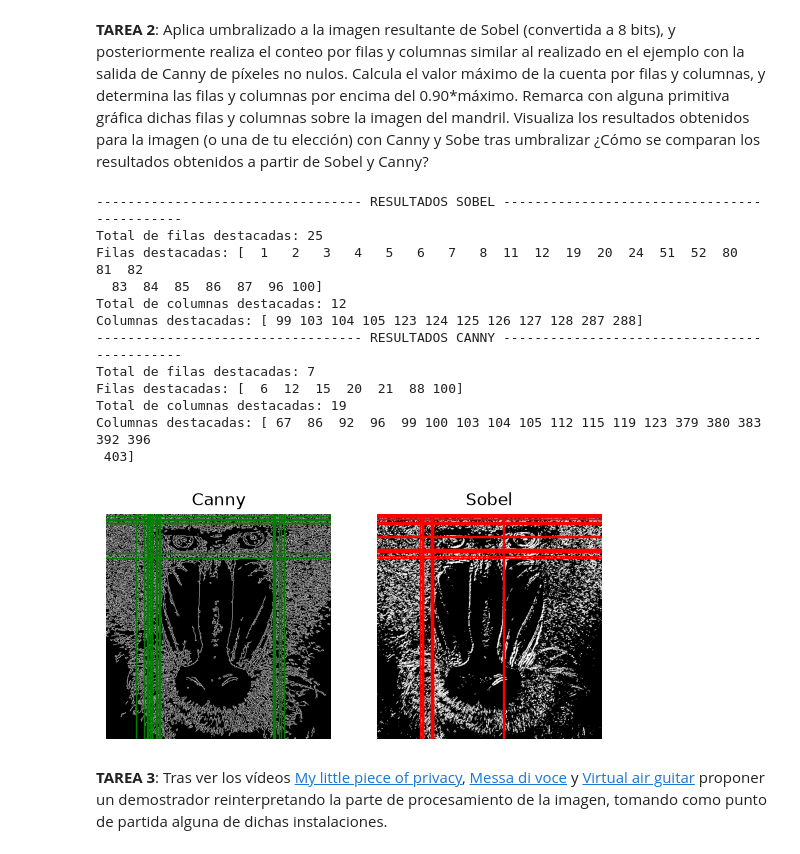
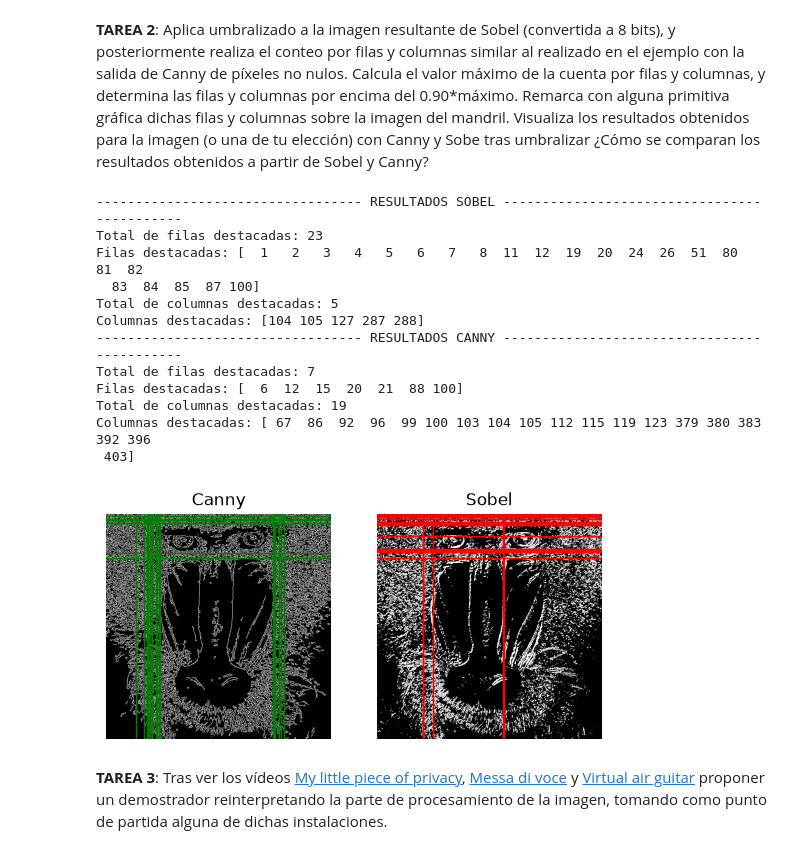
Before and after one commit to t3ntox/Practicas_VC, a Jupyter notebook: P2/tareas_p2.ipynb, the cells around one changed output. Saved outputs shown, nothing was run; the diff lists cells and outputs as text; code cells hidden in the pictures.

Commit message:
Pequeño arreglo de conteo de filas y columnas

```diff
--- a/P2/tareas_p2.ipynb
+++ b/P2/tareas_p2.ipynb
@@ -76,8 +76,8 @@ valorUmbral = 90
 #Obtiene imagen umbralizada para dicho valor definido
 _, imagenUmbralizada = cv2.threshold(cvt_sobel, valorUmbral, 255, cv2.THRESH_BINARY)
 
-sobel_col_counts = cv2.reduce(cvt_sobel, 0, cv2.REDUCE_SUM, dtype=cv2.CV_32SC1)
-sobel_fil_counts = cv2.reduce(cvt_sobel, 1, cv2.REDUCE_SUM, dtype=cv2.CV_32SC1)
+sobel_col_counts = cv2.reduce(imagenUmbralizada, 0, cv2.REDUCE_SUM, dtype=cv2.CV_32SC1)
+sobel_fil_counts = cv2.reduce(imagenUmbralizada, 1, cv2.REDUCE_SUM, dtype=cv2.CV_32SC1)
 
 sobel_col_umbral = max(sobel_col_counts[0]) * 0.9
 sobel_fil_umbral = max(sobel_fil_counts[:,0]) * 0.9
@@ -121,38 +121,38 @@ for i in canny_noted_fil:
 
 for j in canny_noted_col:
     plt.axvline(x=j, color="green", linewidth=1)
 
 plt.title('Canny')
 #Para visualizar convierte a escala manejable en una imagen de grises
 plt.imshow(canny, cmap='gray')
 
 plt.subplot(1, 2, 2)
 plt.axis("off")
 
 for i in sobel_noted_fil:
     plt.axhline(y=i, color="red", linewidth=1)
 
 for j in sobel_noted_col:
     plt.axvline(x=j, color="red", linewidth=1)
 
 plt.title('Sobel')
 #Para visualizar convierte a escala manejable en una imagen de grises
 plt.imshow(imagenUmbralizada, cmap='gray')
 #plt.imshow(sobel, cmap='gray') #Prueba sin convertir escala
 plt.show()
 # %% [output]
 ---------------------------------- RESULTADOS SOBEL --------------------------------------------
-Total de filas destacadas: 25
-Filas destacadas: [  1   2   3   4   5   6   7   8  11  12  19  20  24  51  52  80  81  82
-  83  84  85  86  87  96 100]
-Total de columnas destacadas: 12
-Columnas destacadas: [ 99 103 104 105 123 124 125 126 127 128 287 288]
+Total de filas destacadas: 23
+Filas destacadas: [  1   2   3   4   5   6   7   8  11  12  19  20  24  26  51  80  81  82
+  83  84  85  87 100]
+Total de columnas destacadas: 5
+Columnas destacadas: [104 105 127 287 288]
 ---------------------------------- RESULTADOS CANNY --------------------------------------------
 Total de filas destacadas: 7
 Filas destacadas: [  6  12  15  20  21  88 100]
 Total de columnas destacadas: 19
 Columnas destacadas: [ 67  86  92  96  99 100 103 104 105 112 115 119 123 379 380 383 392 396
  403]
-[figure, old version]
+[figure, new version]
 # %% [markdown]
 **TAREA 3**: Tras ver los vídeos [My little piece of privacy](https://www.niklasroy.com/project/88/my-little-piece-of-privacy), [Messa di voce](https://youtu.be/GfoqiyB1ndE?feature=shared) y [Virtual air guitar](https://youtu.be/FIAmyoEpV5c?feature=shared) proponer un demostrador reinterpretando la parte de procesamiento de la imagen, tomando como punto de partida alguna de dichas instalaciones.
```
